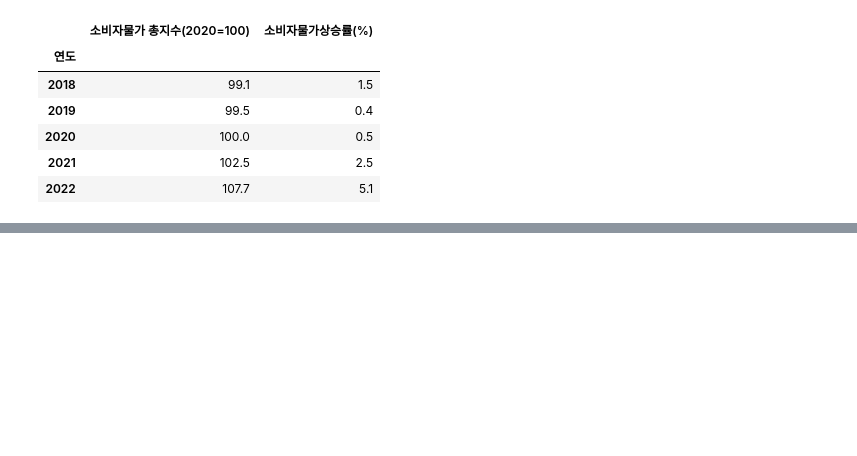
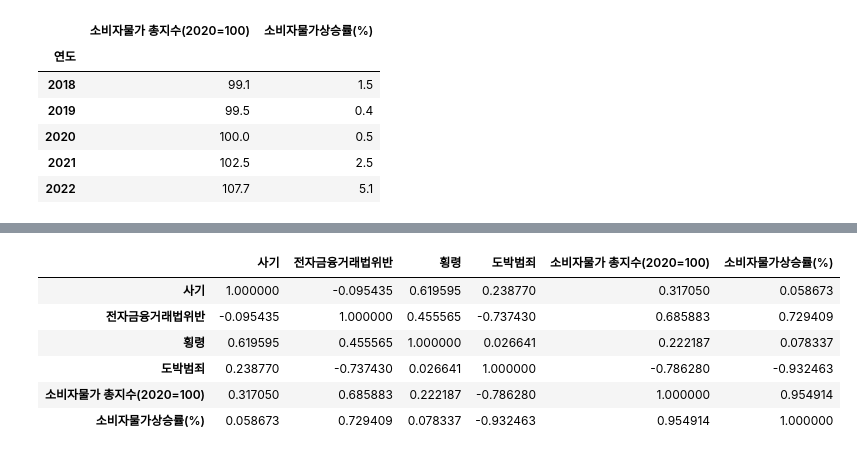
Before and after one commit to chan2-plc/data_police, a Jupyter notebook: Embezzlement(횡령).ipynb, the cells around one changed output, grey strips where cells are left out. Saved outputs shown, nothing was run; the diff lists cells and outputs as text; code cells hidden in the pictures; blank space fills up the shorter version.

```diff
--- a/Embezzlement(횡령).ipynb
+++ b/Embezzlement(횡령).ipynb
@@ -145,0 +181,10 @@ memory usage: 160.0+ bytes
+# %%
+finaldf.corr(method='pearson')
+# %% [output]
+|  | 사기 | 전자금융거래법위반 | 횡령 | 도박범죄 | 소비자물가 총지수(2020=100) | 소비자물가상승률(%) |
+| 사기 | 1.000000 | -0.095435 | 0.619595 | 0.238770 | 0.317050 | 0.058673 |
+| 전자금융거래법위반 | -0.095435 | 1.000000 | 0.455565 | -0.737430 | 0.685883 | 0.729409 |
+| 횡령 | 0.619595 | 0.455565 | 1.000000 | 0.026641 | 0.222187 | 0.078337 |
+| 도박범죄 | 0.238770 | -0.737430 | 0.026641 | 1.000000 | -0.786280 | -0.932463 |
+| 소비자물가 총지수(2020=100) | 0.317050 | 0.685883 | 0.222187 | -0.786280 | 1.000000 | 0.954914 |
+| 소비자물가상승률(%) | 0.058673 | 0.729409 | 0.078337 | -0.932463 | 0.954914 | 1.000000 |
```
Also changed, not shown: parts of 5 cells of this notebook.
